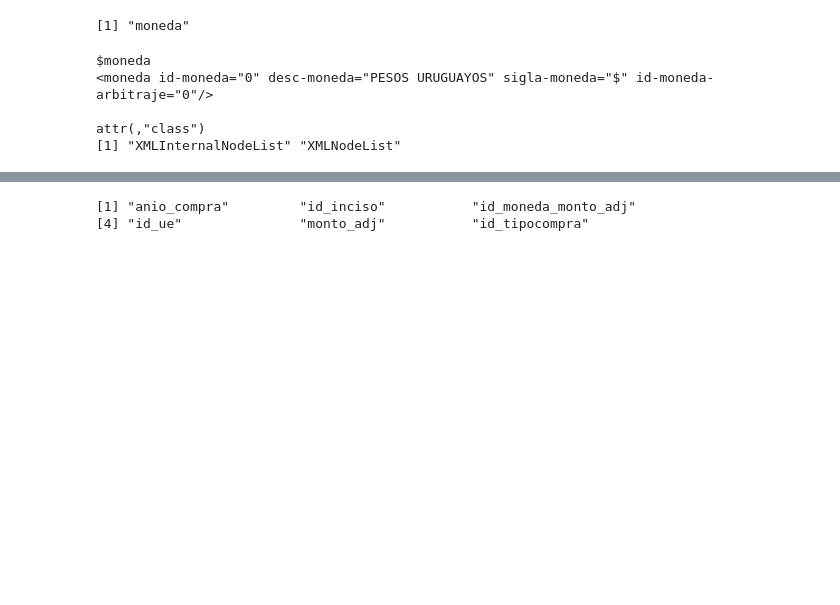
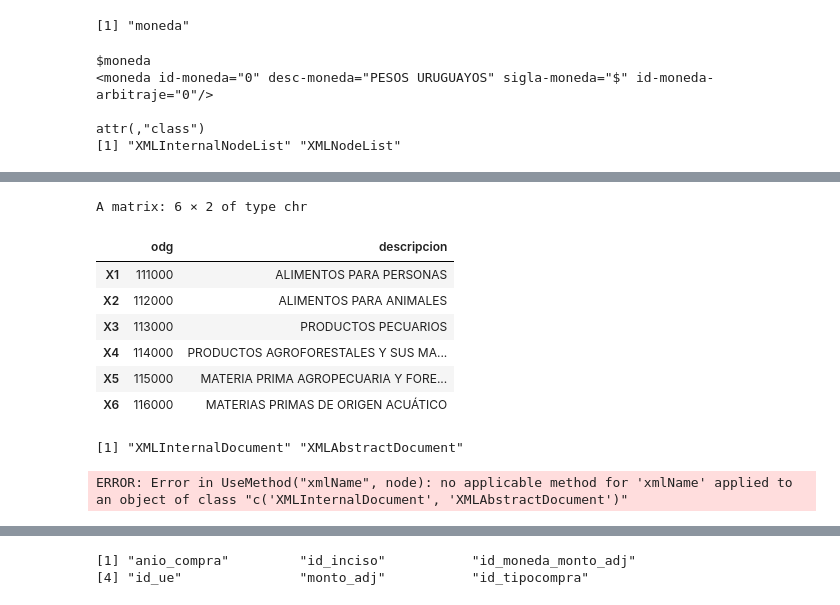
Before and after one commit to UTECjosew/datos, a Jupyter notebook: taller laboratorio de datos 2da entrega.ipynb, the cells around one changed output, grey strips where cells are left out. Saved outputs shown, nothing was run; the diff lists cells and outputs as text; code cells hidden in the pictures; blank space fills up the shorter version.

```diff
--- a/taller laboratorio de datos 2da entrega.ipynb
+++ b/taller laboratorio de datos 2da entrega.ipynb
@@ -346,3 +349,33 @@ head(MonedasFilas)
+# %%
+arch_ObjGastos = "reporteObjetosGasto.do.xml"
+input <- xmlParse(arch_ObjGastos)
+nodes <- getNodeSet(input,"//objeto-gasto")
+all_parameters <- sapply(nodes, xmlAttrs)
+objetoGasto <- data.frame (all_parameters)
+objetoGastoFilas<-t(objetoGasto)
+head(objetoGastoFilas)
+# %% [output]
+A matrix: 6 × 2 of type chr
+|  | odg | descripcion |
+| X1 | 111000 | ALIMENTOS PARA PERSONAS |
+| X2 | 112000 | ALIMENTOS PARA ANIMALES |
+| X3 | 113000 | PRODUCTOS PECUARIOS |
+| X4 | 114000 | PRODUCTOS AGROFORESTALES Y SUS MA... |
+| X5 | 115000 | MATERIA PRIMA AGROPECUARIA Y FORE... |
+| X6 | 116000 | MATERIAS PRIMAS DE ORIGEN ACUÁTICO |
+# %%
+arch_TiposCompra = "reporteTiposCompra.do.xml"
+input <- xmlParse(arch_TiposCompra)
+class(input)
+xmlName(input)
+nodes <- getNodeSet(input,"//tipo-compra")
+all_parameters <- sapply(nodes, xmlAttrs)
+tipoCompra <- as.data.frame(unlist(all_parameters))
+tipoCompraFilas<-t(tipoCompra)
+head(tipoCompraFilas)
+# %% [output]
+[1] "XMLInternalDocument" "XMLAbstractDocument"
+ERROR: Error in UseMethod("xmlName", node): no applicable method for 'xmlName' applied to an object of class "c('XMLInternalDocument', 'XMLAbstractDocument')"
 # %%
 install.packages('DataExplorer')
 library(DataExplorer); library(dplyr)
```
Also changed, not shown: parts of 16 cells of this notebook.
